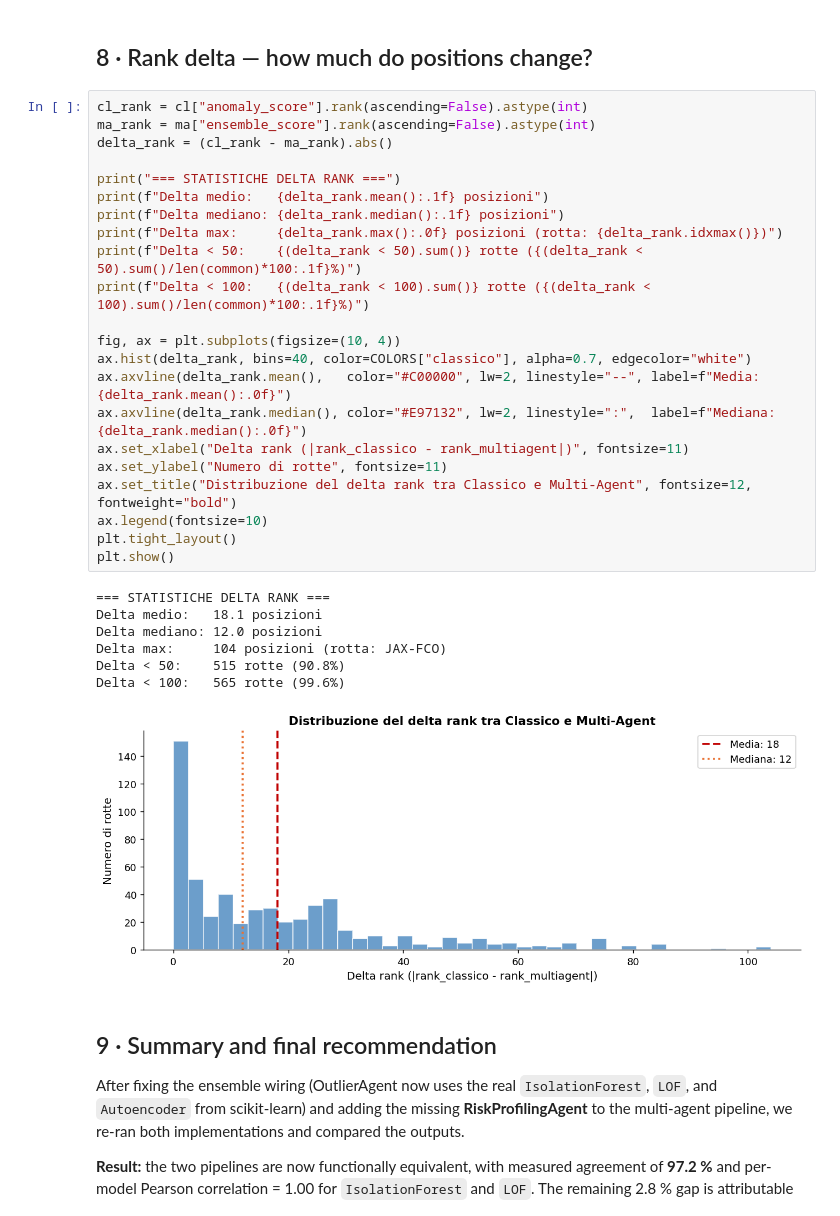
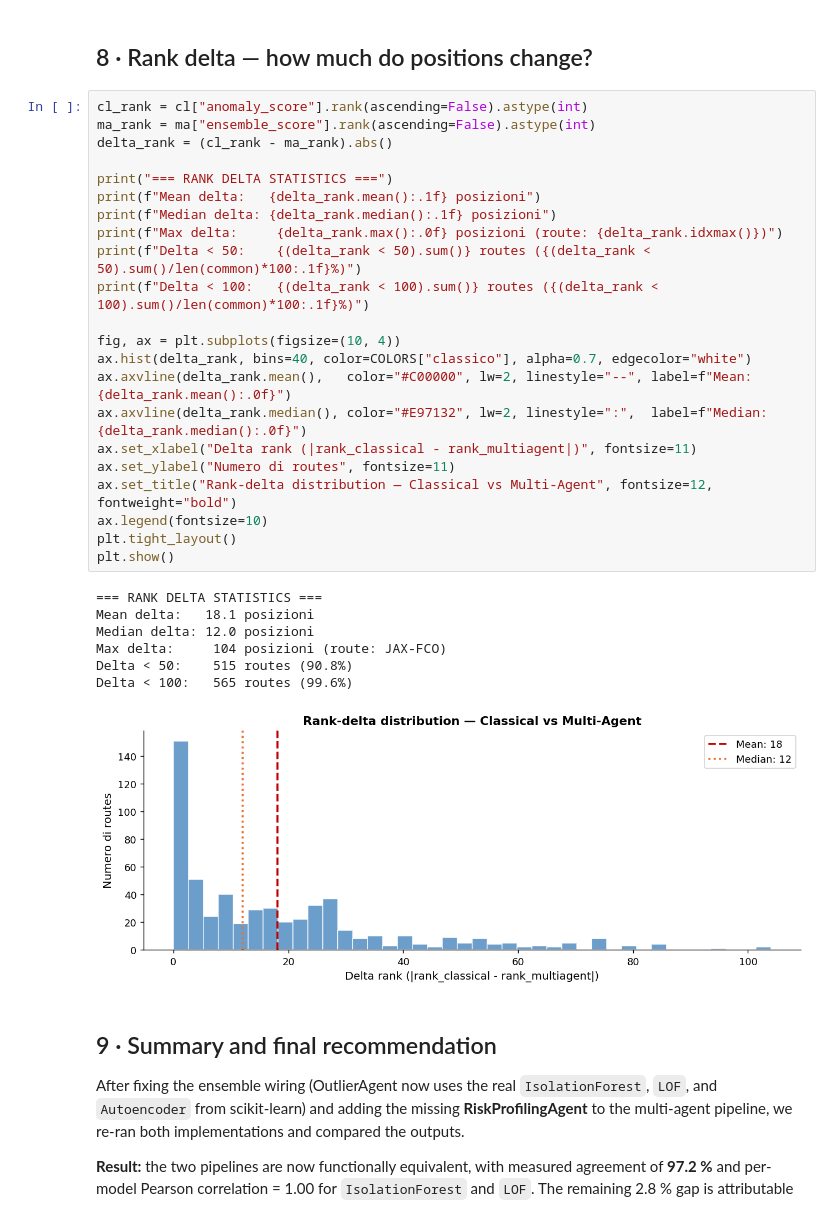
Before and after one commit to DanieleGiovanardi2408/BackPropBandits-815601-, a Jupyter notebook: notebooks/07_comparison_classical_vs_multiagent.ipynb, the cells around one changed output. Cells and saved outputs as stored; diff of their text form.

```diff
--- a/notebooks/07_comparison_classical_vs_multiagent.ipynb
+++ b/notebooks/07_comparison_classical_vs_multiagent.ipynb
@@ -410,33 +410,33 @@ LOF             Pearson r = 1.0000
 # %%
 cl_rank = cl["anomaly_score"].rank(ascending=False).astype(int)
 ma_rank = ma["ensemble_score"].rank(ascending=False).astype(int)
 delta_rank = (cl_rank - ma_rank).abs()
 
-print("=== STATISTICHE DELTA RANK ===")
-print(f"Delta medio:   {delta_rank.mean():.1f} posizioni")
-print(f"Delta mediano: {delta_rank.median():.1f} posizioni")
-print(f"Delta max:     {delta_rank.max():.0f} posizioni (rotta: {delta_rank.idxmax()})")
-print(f"Delta < 50:    {(delta_rank < 50).sum()} rotte ({(delta_rank < 50).sum()/len(common)*100:.1f}%)")
-print(f"Delta < 100:   {(delta_rank < 100).sum()} rotte ({(delta_rank < 100).sum()/len(common)*100:.1f}%)")
+print("=== RANK DELTA STATISTICS ===")
+print(f"Mean delta:   {delta_rank.mean():.1f} posizioni")
+print(f"Median delta: {delta_rank.median():.1f} posizioni")
+print(f"Max delta:     {delta_rank.max():.0f} posizioni (route: {delta_rank.idxmax()})")
+print(f"Delta < 50:    {(delta_rank < 50).sum()} routes ({(delta_rank < 50).sum()/len(common)*100:.1f}%)")
+print(f"Delta < 100:   {(delta_rank < 100).sum()} routes ({(delta_rank < 100).sum()/len(common)*100:.1f}%)")
 
 fig, ax = plt.subplots(figsize=(10, 4))
 ax.hist(delta_rank, bins=40, color=COLORS["classico"], alpha=0.7, edgecolor="white")
-ax.axvline(delta_rank.mean(),   color="#C00000", lw=2, linestyle="--", label=f"Media: {delta_rank.mean():.0f}")
-ax.axvline(delta_rank.median(), color="#E97132", lw=2, linestyle=":",  label=f"Mediana: {delta_rank.median():.0f}")
-ax.set_xlabel("Delta rank (|rank_classico - rank_multiagent|)", fontsize=11)
-ax.set_ylabel("Numero di rotte", fontsize=11)
-ax.set_title("Distribuzione del delta rank tra Classico e Multi-Agent", fontsize=12, fontweight="bold")
+ax.axvline(delta_rank.mean(),   color="#C00000", lw=2, linestyle="--", label=f"Mean: {delta_rank.mean():.0f}")
+ax.axvline(delta_rank.median(), color="#E97132", lw=2, linestyle=":",  label=f"Median: {delta_rank.median():.0f}")
+ax.set_xlabel("Delta rank (|rank_classical - rank_multiagent|)", fontsize=11)
+ax.set_ylabel("Numero di routes", fontsize=11)
+ax.set_title("Rank-delta distribution — Classical vs Multi-Agent", fontsize=12, fontweight="bold")
 ax.legend(fontsize=10)
 plt.tight_layout()
 plt.show()
 # %% [output]
-=== STATISTICHE DELTA RANK ===
-Delta medio:   18.1 posizioni
-Delta mediano: 12.0 posizioni
-Delta max:     104 posizioni (rotta: JAX-FCO)
-Delta < 50:    515 rotte (90.8%)
-Delta < 100:   565 rotte (99.6%)
+=== RANK DELTA STATISTICS ===
+Mean delta:   18.1 posizioni
+Median delta: 12.0 posizioni
+Max delta:     104 posizioni (route: JAX-FCO)
+Delta < 50:    515 routes (90.8%)
+Delta < 100:   565 routes (99.6%)
-[figure, old version]
+[figure, new version]
 # %% [markdown]
 ## 9 · Summary and final recommendation
 
```
Also changed, not shown: parts of 4 cells of this notebook, 1 other file.
